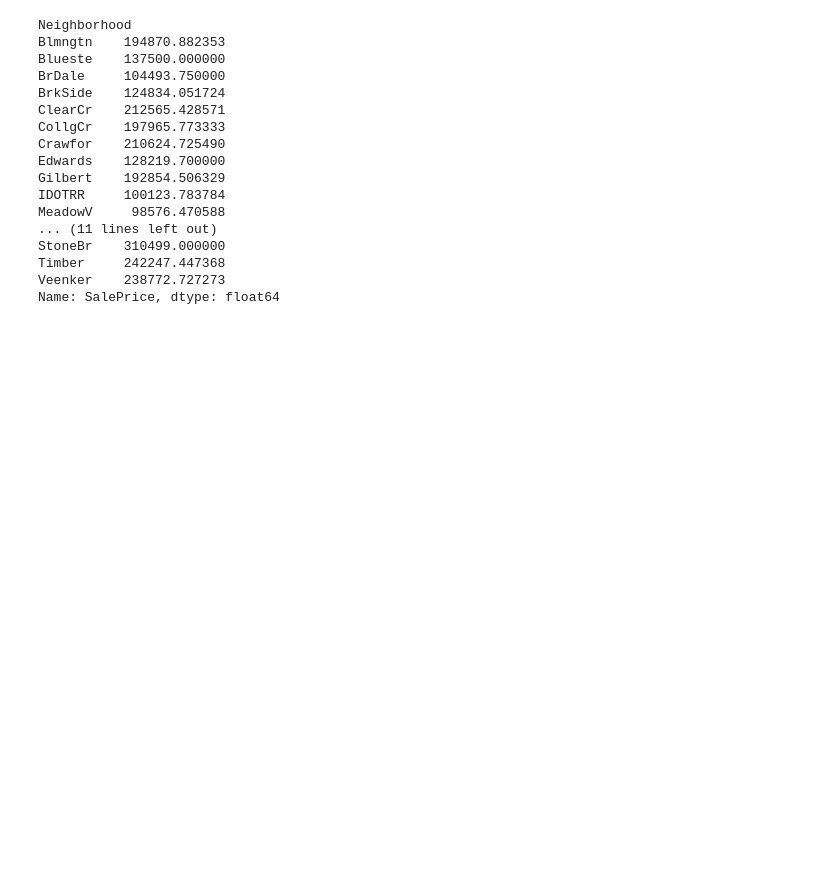
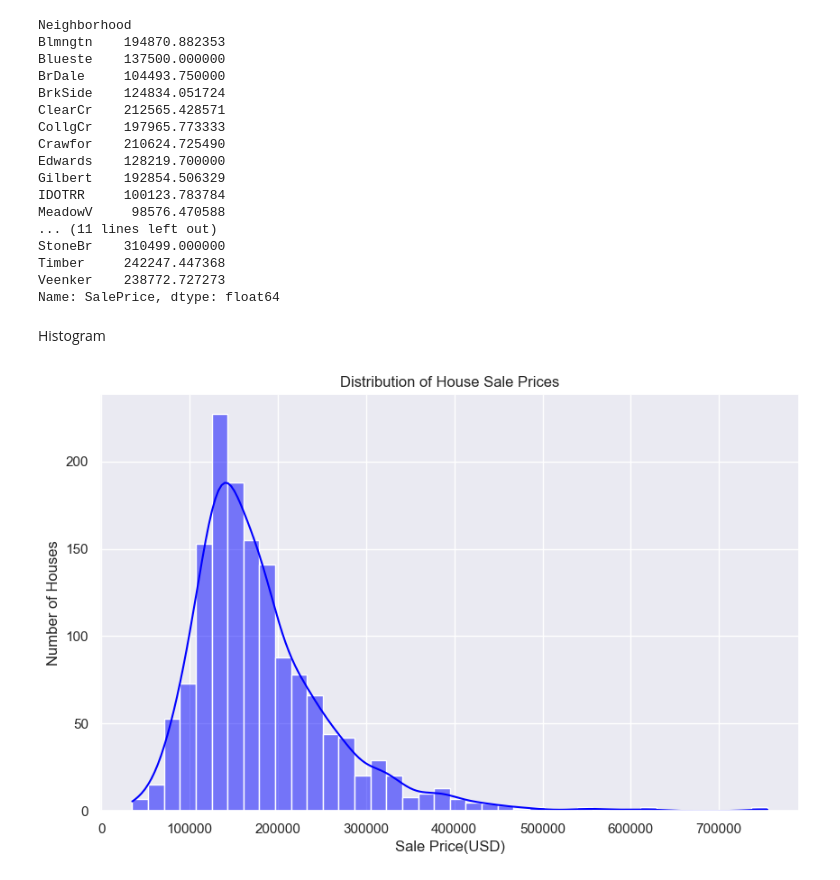
Before and after one commit to gauravooo/data-exploration-notebooks, a Jupyter notebook: house_prices_eda.ipynb, the cells around one changed output. Drawn from its saved outputs; the diff is of its cells as text; code cells hidden in the pictures; blank space fills up the shorter version.

Commit message:
Done data visualization

```diff
--- a/house_prices_eda.ipynb
+++ b/house_prices_eda.ipynb
@@ -3,6 +3,7 @@ import pandas as pd
 import numpy as np
 import matplotlib.pyplot as plt
 import seaborn as sns
+sns.set_theme(style="darkgrid")
 
 df = pd.read_csv("train.csv")
 df.head()
@@ -99,3 +100,14 @@ StoneBr    310499.000000
 Timber     242247.447368
 Veenker    238772.727273
 Name: SalePrice, dtype: float64
+# %% [markdown]
+Histogram
+# %%
+plt.figure(figsize=(10, 6))
+sns.histplot(df["SalePrice"], bins = 40, kde= True, color="blue")
+plt.title("Distribution of House Sale Prices")
+plt.xlabel("Sale Price(USD)")
+plt.ylabel("Number of Houses")
+plt.show()
+# %% [output]
+[figure, added]
```
Also changed, not shown: parts of 4 cells of this notebook.
